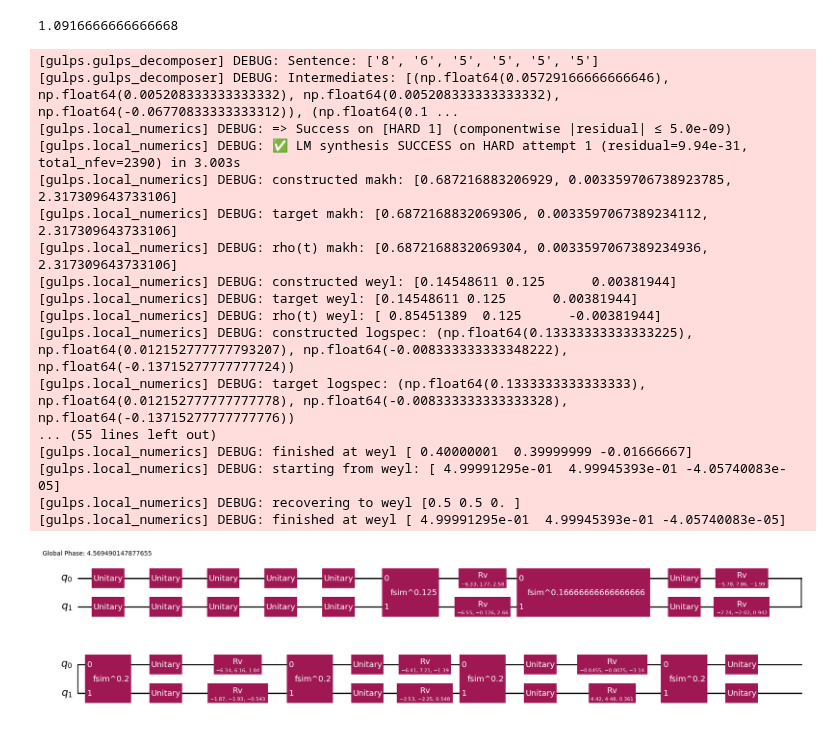
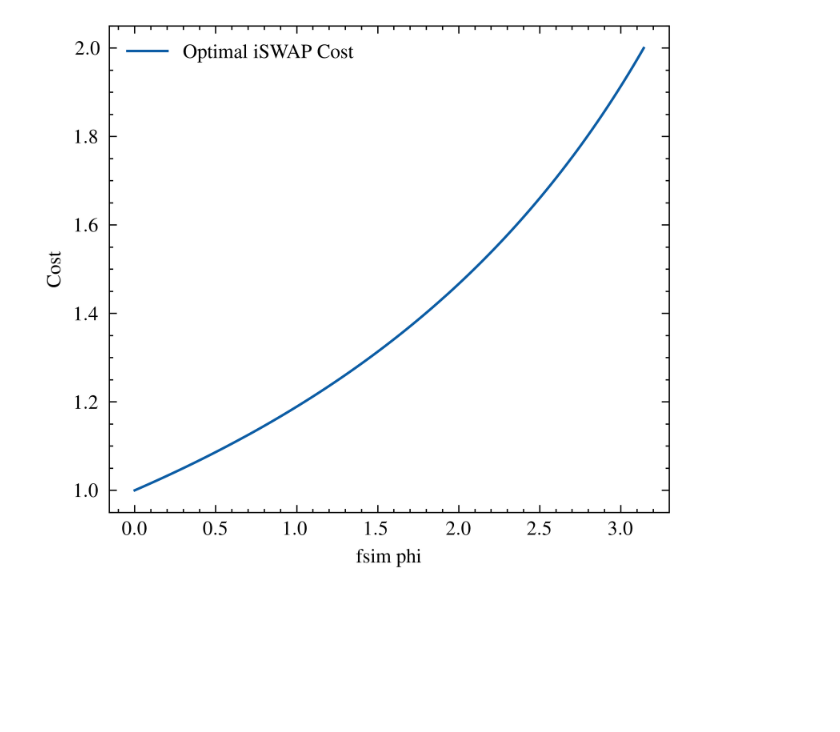
Before and after one commit to evmckinney9/gulps, a Jupyter notebook: src/notebooks/02_fsim.ipynb, the cells around one changed output. Cells and saved outputs as stored; diff of their text form; code cells hidden in the pictures; blank space fills up the shorter version.

```diff
--- a/src/notebooks/02_fsim.ipynb
+++ b/src/notebooks/02_fsim.ipynb
@@ -159,8 +160,0 @@ plt.show();
-# %%
-# want combinatoric sweep over fractional fsim gates between fsim^1 and fsim^(1/6)
-u_gi = GateInvariants.from_unitary(iSwapGate())
-sentence_out = decomposer._best_decomposition(u_gi)[0]
-iswap_cost = sum(decomposer.isa.cost_dict[g] for g in sentence_out)
-iswap_cost
-# %% [output]
-1.0916666666666668
@@ -171,25 +161,16 @@ if hasattr(decomposer.isa, "coverage_set"):
-# %%
-u = iSwapGate()
-output_qc = decomposer(u)
-v = Operator(output_qc)
-fid = average_gate_fidelity(u, v)
-output_qc.draw("mpl")
-# %% [output]
-[gulps.gulps_decomposer] DEBUG: Sentence: ['8', '6', '5', '5', '5', '5']
-[gulps.gulps_decomposer] DEBUG: Intermediates: [(np.float64(0.05729166666666646), np.float64(0.005208333333333332), np.float64(0.005208333333333332), np.float64(-0.06770833333333312)), (np.float64(0.1 ...
-[gulps.local_numerics] DEBUG: => Success on [HARD 1] (componentwise |residual| ≤ 5.0e-09)
-[gulps.local_numerics] DEBUG: ✅ LM synthesis SUCCESS on HARD attempt 1 (residual=9.94e-31, total_nfev=2390) in 3.003s
-[gulps.local_numerics] DEBUG: constructed makh: [0.687216883206929, 0.003359706738923785, 2.317309643733106]
-[gulps.local_numerics] DEBUG: target makh: [0.6872168832069306, 0.0033597067389234112, 2.317309643733106]
-[gulps.local_numerics] DEBUG: rho(t) makh: [0.6872168832069304, 0.0033597067389234936, 2.317309643733106]
-[gulps.local_numerics] DEBUG: constructed weyl: [0.14548611 0.125      0.00381944]
-[gulps.local_numerics] DEBUG: target weyl: [0.14548611 0.125      0.00381944]
-[gulps.local_numerics] DEBUG: rho(t) weyl: [ 0.85451389  0.125      -0.00381944]
-[gulps.local_numerics] DEBUG: constructed logspec: (np.float64(0.13333333333333225), np.float64(0.012152777777793207), np.float64(-0.008333333333348222), np.float64(-0.13715277777777724))
-[gulps.local_numerics] DEBUG: target logspec: (np.float64(0.1333333333333333), np.float64(0.012152777777777778), np.float64(-0.008333333333333328), np.float64(-0.13715277777777776))
-... (55 lines left out)
-[gulps.local_numerics] DEBUG: finished at weyl [ 0.40000001  0.39999999 -0.01666667]
-[gulps.local_numerics] DEBUG: starting from weyl: [ 4.99991295e-01  4.99945393e-01 -4.05740083e-05]
-[gulps.local_numerics] DEBUG: recovering to weyl [0.5 0.5 0. ]
-[gulps.local_numerics] DEBUG: finished at weyl [ 4.99991295e-01  4.99945393e-01 -4.05740083e-05]
-[figure, removed]
+# %%
+# plot optimal iSWAP cost as a function of phi
+def optimal_cost(phi):
+    base = GateInvariants.from_unitary(fsim(np.pi / 2, phi).power(1.0))
+    solver = ContinuousISAConstraints(base=base, sequence_length=8, offset=1e-6)
+    target = GateInvariants.from_unitary(iSwapGate())
+    solver.set_target(target, rho_bool=False)
+
+    gi_list, intermediates, ks = solver.solve(log_output=False)
+    optimal_cost = sum(ks)
+    return optimal_cost
+
+
+# sweep phi from 0 to np.pi
+phi_values = np.linspace(0, np.pi, 100)
+optimal_costs = [optimal_cost(phi) for phi in phi_values]
@@ -195,0 +187,12 @@ output_qc.draw("mpl")
+# %%
+with plt.style.context(["ieee", "science", "use_mathtext"]):
+    fig, axs = plt.subplots(1, 1, figsize=(4, 3.5), sharey=True)
+
+    axs.plot(phi_values, optimal_costs, label="Optimal iSWAP Cost")
+    axs.set_xlabel("fsim phi")
+    axs.set_ylabel("Cost")
+    axs.legend()
+
+    plt.show()
+# %% [output]
+[figure, added]
```
Also changed, not shown: parts of 12 cells of this notebook, 4 other files.
